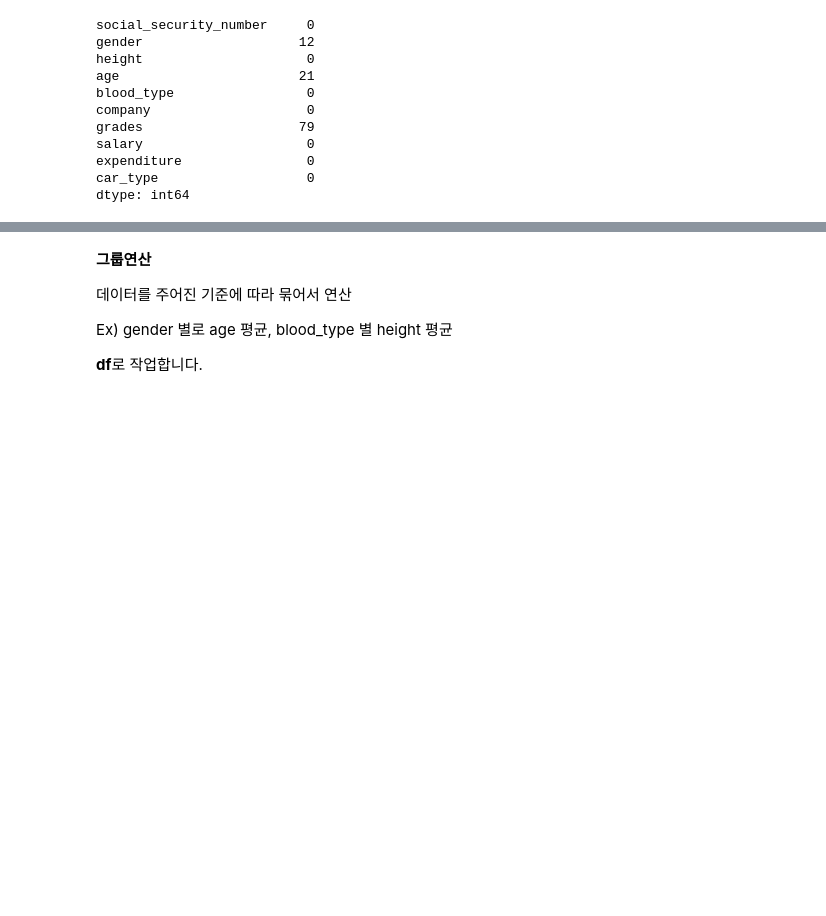
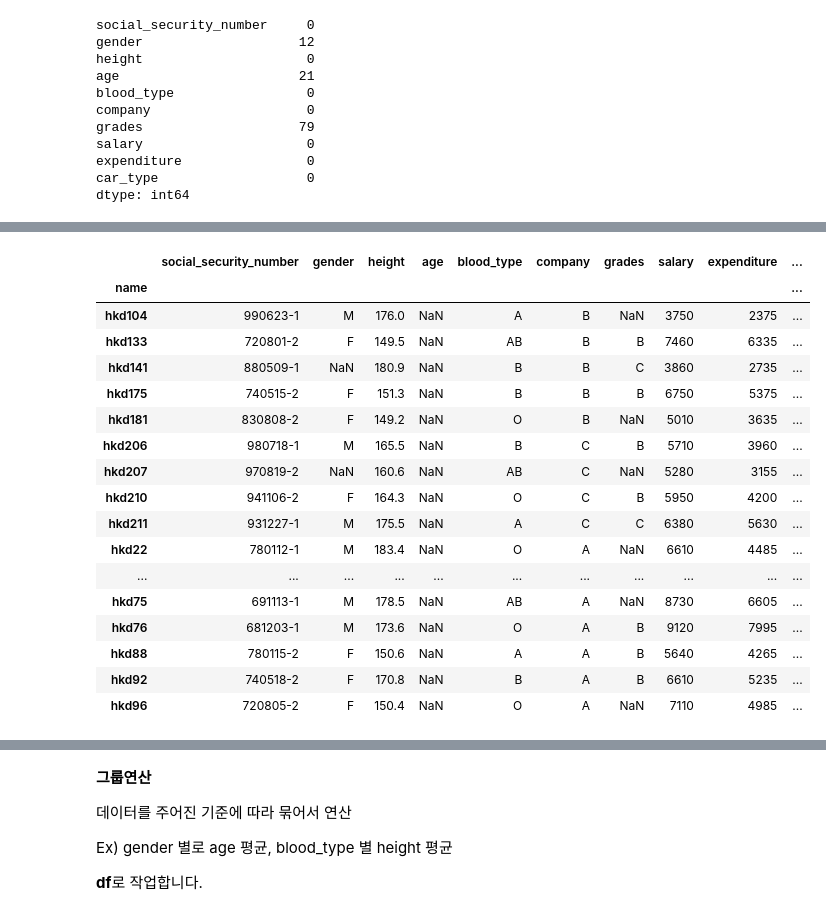
Before and after one commit to sunkusun9/prods_asso, a Jupyter notebook: prods_asso_실기_팁.ipynb, the cells around one changed output, grey strips where cells are left out. Drawn from its saved outputs; the diff is of its cells as text; code cells hidden in the pictures; blank space fills up the shorter version.

```diff
--- a/prods_asso_실기_팁.ipynb
+++ b/prods_asso_실기_팁.ipynb
@@ -405,0 +476,21 @@ dtype: int64
+# %%
+df2.loc[df2['age'].isna()]
+# %% [output]
+|  | social_security_number | gender | height | age | blood_type | company | grades | salary | expenditure | ... |
+| name |  |  |  |  |  |  |  |  |  | ... |
+| hkd104 | 990623-1 | M | 176.0 | NaN | A | B | NaN | 3750 | 2375 | ... |
+| hkd133 | 720801-2 | F | 149.5 | NaN | AB | B | B | 7460 | 6335 | ... |
+| hkd141 | 880509-1 | NaN | 180.9 | NaN | B | B | C | 3860 | 2735 | ... |
+| hkd175 | 740515-2 | F | 151.3 | NaN | B | B | B | 6750 | 5375 | ... |
+| hkd181 | 830808-2 | F | 149.2 | NaN | O | B | NaN | 5010 | 3635 | ... |
+| hkd206 | 980718-1 | M | 165.5 | NaN | B | C | B | 5710 | 3960 | ... |
+| hkd207 | 970819-2 | NaN | 160.6 | NaN | AB | C | NaN | 5280 | 3155 | ... |
+| hkd210 | 941106-2 | F | 164.3 | NaN | O | C | B | 5950 | 4200 | ... |
+| hkd211 | 931227-1 | M | 175.5 | NaN | A | C | C | 6380 | 5630 | ... |
+| hkd22 | 780112-1 | M | 183.4 | NaN | O | A | NaN | 6610 | 4485 | ... |
+| ... | ... | ... | ... | ... | ... | ... | ... | ... | ... | ... |
+| hkd75 | 691113-1 | M | 178.5 | NaN | AB | A | NaN | 8730 | 6605 | ... |
+| hkd76 | 681203-1 | M | 173.6 | NaN | O | A | B | 9120 | 7995 | ... |
+| hkd88 | 780115-2 | F | 150.6 | NaN | A | A | B | 5640 | 4265 | ... |
+| hkd92 | 740518-2 | F | 170.8 | NaN | B | A | B | 6610 | 5235 | ... |
+| hkd96 | 720805-2 | F | 150.4 | NaN | O | A | NaN | 7110 | 4985 | ... |
```
Also changed, not shown: parts of 15 cells of this notebook.
